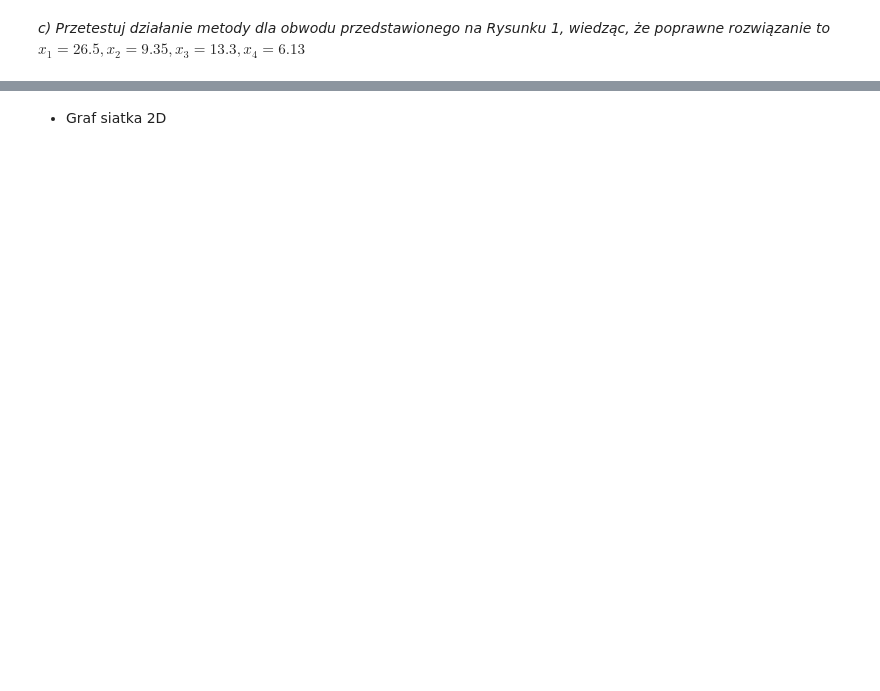
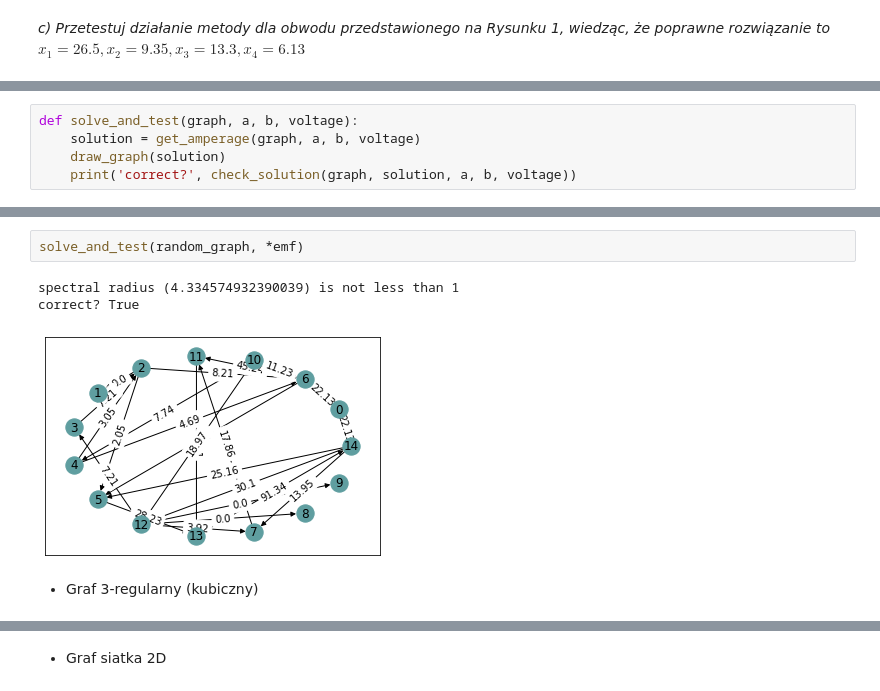
Before and after one commit to mhawryluk/mownit, a Jupyter notebook: lab7/lab7.ipynb, the cells around one changed output, grey strips where cells are left out. Drawn from its saved outputs; the diff is of its cells as text; blank space fills up the shorter version.

```diff
--- a/lab7/lab7.ipynb
+++ b/lab7/lab7.ipynb
@@ -349,0 +393,5 @@ Singular matrix
+# %%
+def solve_and_test(graph, a, b, voltage):
+    solution = get_amperage(graph, a, b, voltage)
+    draw_graph(solution)
+    print('correct?', check_solution(graph, solution, a, b, voltage))
@@ -349,0 +426,8 @@ Singular matrix
+# %%
+solve_and_test(random_graph, *emf)
+# %% [output]
+spectral radius (4.334574932390039) is not less than 1
+correct? True
+[figure, added]
+# %% [markdown]
+* Graf 3-regularny (kubiczny)
```
Also changed, not shown: parts of 47 cells of this notebook.
